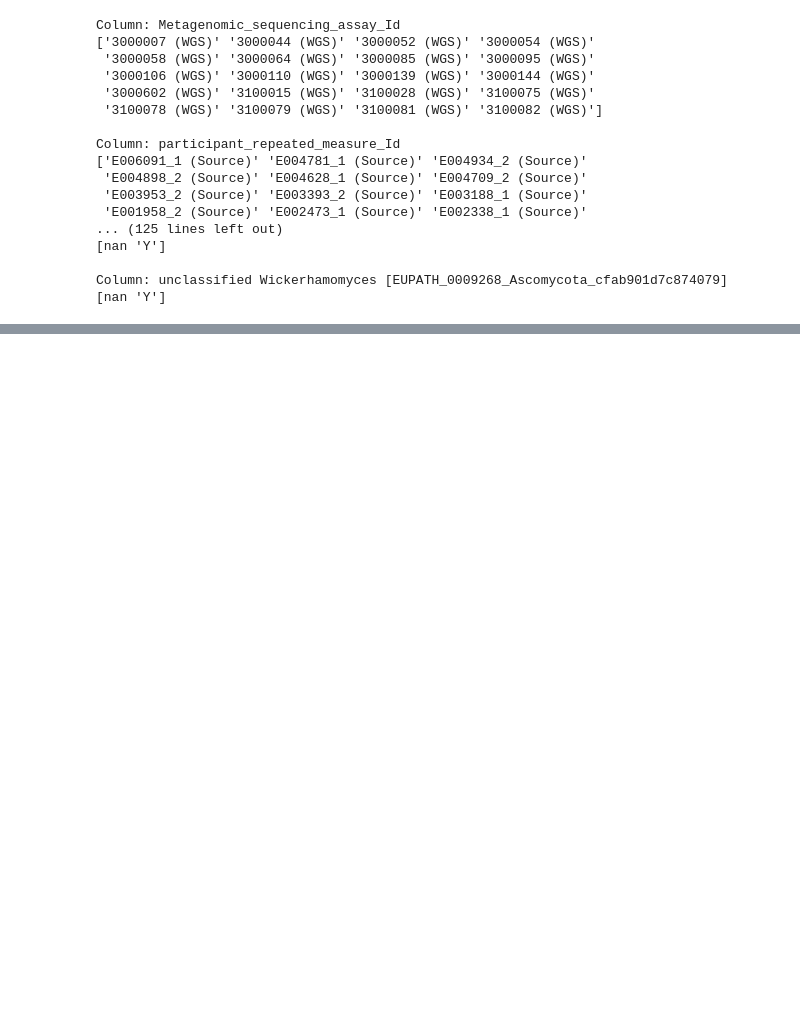
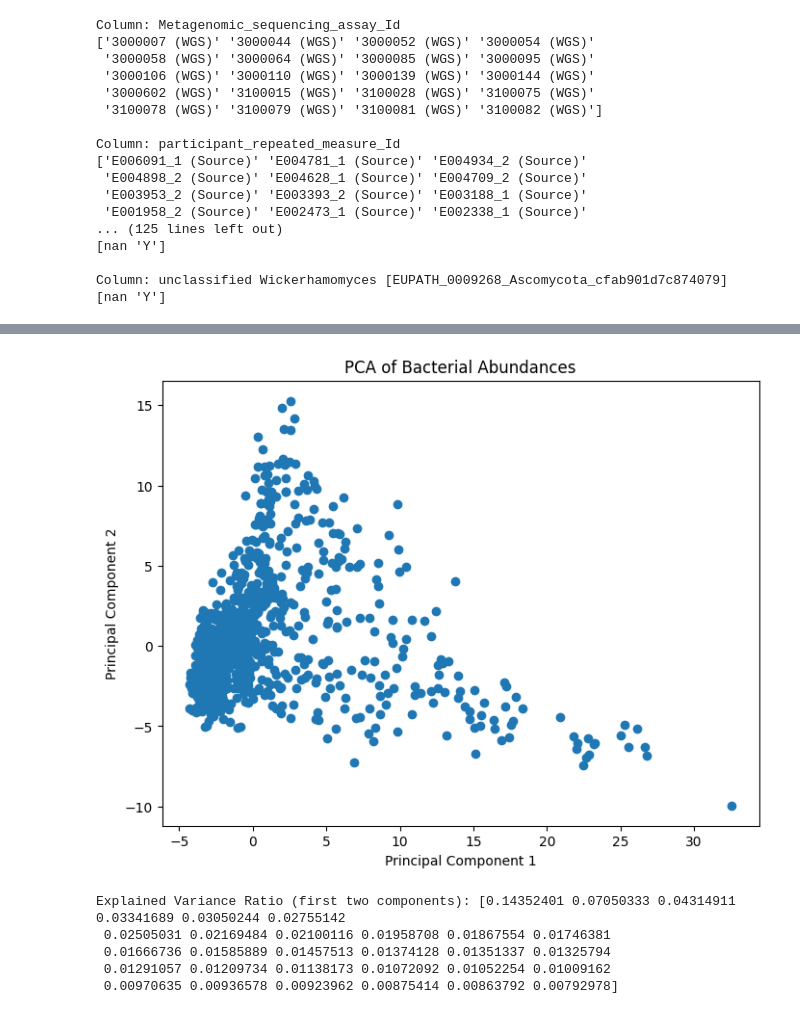
Before and after one commit to dnyaneshgawari63/16s_rRNA, a Jupyter notebook: EDA.ipynb, the cells around one changed output, grey strips where cells are left out. Drawn from its saved outputs; the diff is of its cells as text; code cells hidden in the pictures; blank space fills up the shorter version.

```diff
--- a/EDA.ipynb
+++ b/EDA.ipynb
@@ -123,0 +252,38 @@ Warning: 'group_column' not found. Skipping box plots.
+# %%
+import pandas as pd
+import numpy as np
+import matplotlib.pyplot as plt
+from sklearn.preprocessing import StandardScaler
+from sklearn.decomposition import PCA
+
+# Assuming your DataFrame is named 'df' and bacterial abundance columns are selected
+bacteria_cols = df.columns[df.columns.str.startswith(('1.1.1', 'unclassified'))]
+abundance_data = df[bacteria_cols]
+
+# 1. Data scaling: essential for PCA
+scaler = StandardScaler()
+abundance_scaled = scaler.fit_transform(abundance_data)
+
+# 2. PCA: Reduce to 2 or 3 principal components
+pca = PCA(n_components=30)  # Reduce to 2 dimensions for 2D plot
+pca_result = pca.fit_transform(abundance_scaled)
+
+
+# 3. Visualize the PCA results
+plt.figure(figsize=(8, 6))
+plt.scatter(pca_result[:, 0], pca_result[:, 1])  # Scatter plot of the first two principal components
+plt.xlabel("Principal Component 1")
+plt.ylabel("Principal Component 2")
+plt.title("PCA of Bacterial Abundances")
+plt.show()
+
+
+#Explained variance ratio
+print(f"Explained Variance Ratio (first two components): {pca.explained_variance_ratio_}")
+# %% [output]
+[figure, added]
+Explained Variance Ratio (first two components): [0.14352401 0.07050333 0.04314911 0.03341689 0.03050244 0.02755142
+ 0.02505031 0.02169484 0.02100116 0.01958708 0.01867554 0.01746381
+ 0.01666736 0.01585889 0.01457513 0.01374128 0.01351337 0.01325794
+ 0.01291057 0.01209734 0.01138173 0.01072092 0.01052254 0.01009162
+ 0.00970635 0.00936578 0.00923962 0.00875414 0.00863792 0.00792978]
```
Also changed, not shown: parts of 14 cells of this notebook.
